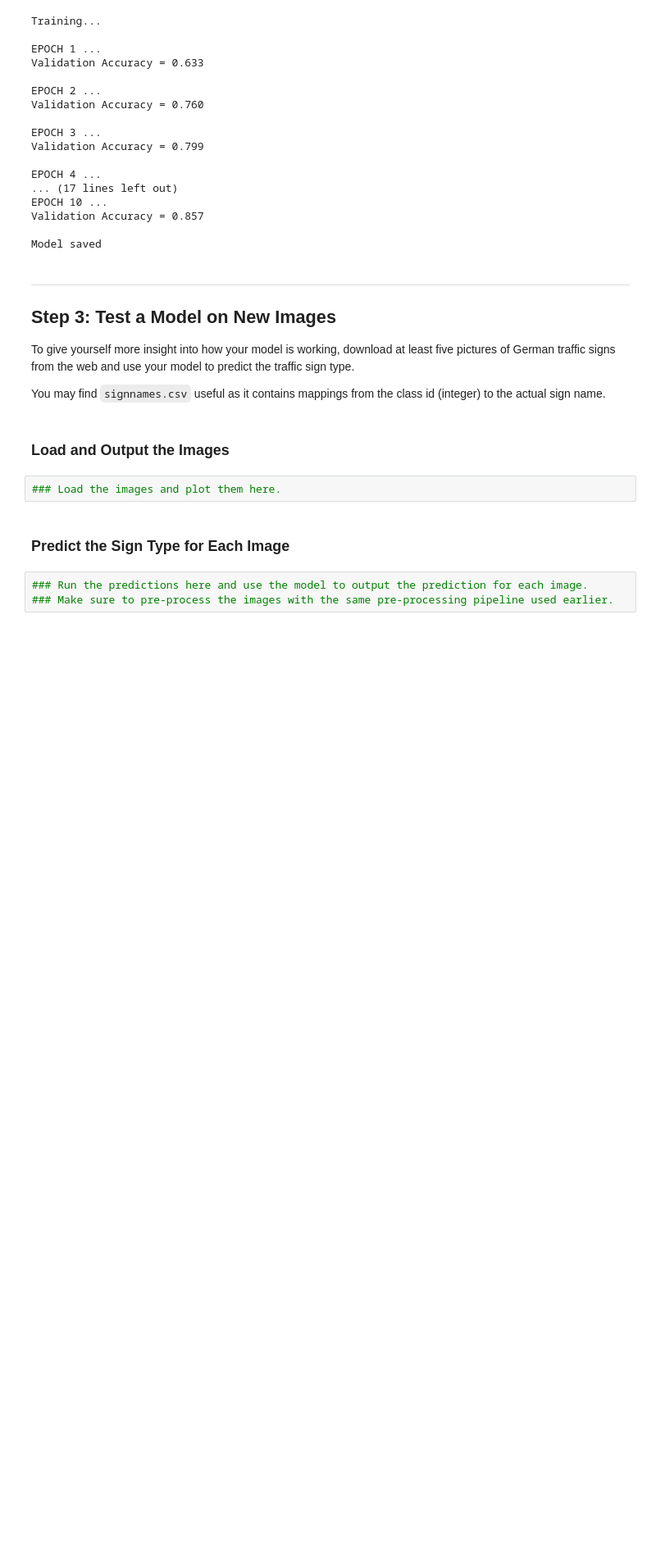
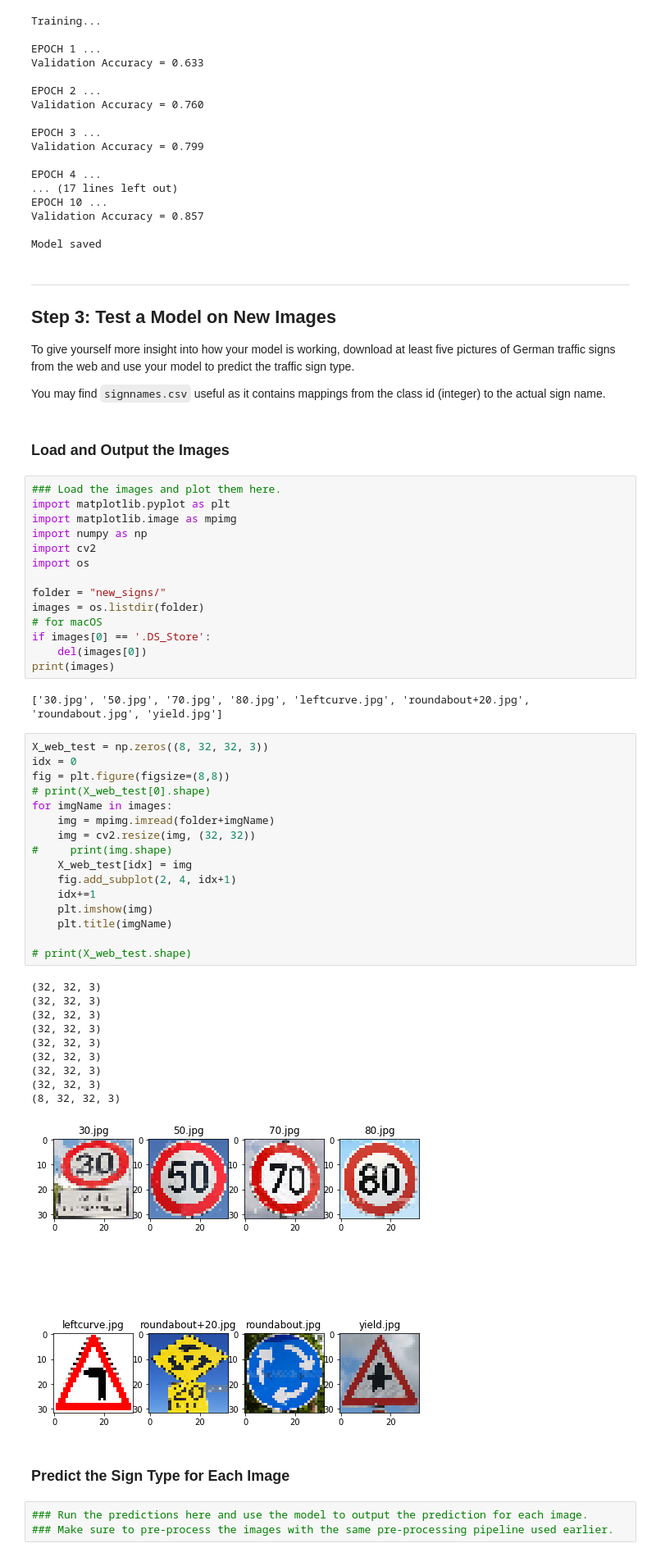
Before and after one commit to var7/CarND-Traffic-Sign-Classifier-Project, a Jupyter notebook: Traffic_Sign_Classifier.ipynb, the cells around one changed output. Shown at 82% size. Cells and saved outputs as stored; diff of their text form; blank space fills up the shorter version.

```diff
--- a/Traffic_Sign_Classifier.ipynb
+++ b/Traffic_Sign_Classifier.ipynb
@@ -344,8 +451,49 @@ To give yourself more insight into how your model is working, download at least
 You may find `signnames.csv` useful as it contains mappings from the class id (integer) to the actual sign name.
 # %% [markdown]
 ### Load and Output the Images
-# %%
-### Load the images and plot them here.
+# %%
+### Load the images and plot them here.
+import matplotlib.pyplot as plt
+import matplotlib.image as mpimg
+import numpy as np
+import cv2
+import os
+
+folder = "new_signs/"
+images = os.listdir(folder)
+# for macOS
+if images[0] == '.DS_Store':
+    del(images[0])
+print(images)
+# %% [output]
+['30.jpg', '50.jpg', '70.jpg', '80.jpg', 'leftcurve.jpg', 'roundabout+20.jpg', 'roundabout.jpg', 'yield.jpg']
+# %%
+X_web_test = np.zeros((8, 32, 32, 3))
+idx = 0
+fig = plt.figure(figsize=(8,8))
+# print(X_web_test[0].shape)
+for imgName in images:
+    img = mpimg.imread(folder+imgName)
+    img = cv2.resize(img, (32, 32))
+#     print(img.shape)
+    X_web_test[idx] = img
+    fig.add_subplot(2, 4, idx+1)
+    idx+=1
+    plt.imshow(img)
+    plt.title(imgName)
+
+# print(X_web_test.shape)
+# %% [output]
+(32, 32, 3)
+(32, 32, 3)
+(32, 32, 3)
+(32, 32, 3)
+(32, 32, 3)
+(32, 32, 3)
+(32, 32, 3)
+(32, 32, 3)
+(8, 32, 32, 3)
+[figure, added]
 # %% [markdown]
 ### Predict the Sign Type for Each Image
 # %%
```
Also changed, not shown: parts of 10 cells of this notebook, 8 other files.
